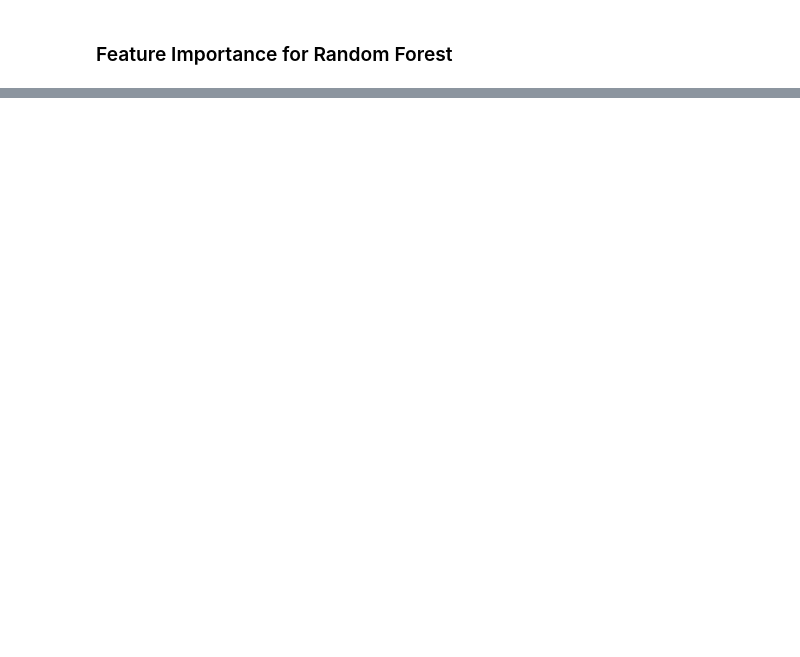
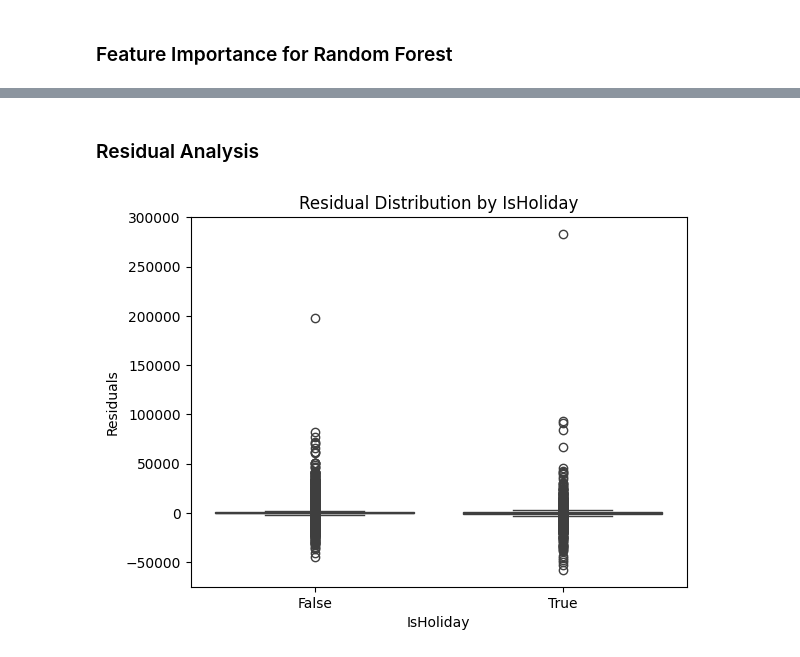
Before and after one commit to ishara084/CS6850_DA_Project, a Jupyter notebook: predictive_modeling_Random_Forest.ipynb, the cells around one changed output, grey strips where cells are left out. Cells and saved outputs as stored; diff of their text form; code cells hidden in the pictures; blank space fills up the shorter version.

```diff
--- a/predictive_modeling_Random_Forest.ipynb
+++ b/predictive_modeling_Random_Forest.ipynb
@@ -151,0 +152,16 @@ NameError: name 'best_rf_model' is not defined
+# %% [markdown]
+### Residual Analysis
+# %%
+# Calculate residuals
+residuals = y_test - best_rf_model.predict(X_test)
+
+# Add residuals to a DataFrame
+residuals_df = pd.DataFrame({'Residuals': residuals, 'IsHoliday': df['IsHoliday']})
+
+# Plot residual distribution by group
+import seaborn as sns
+sns.boxplot(x='IsHoliday', y='Residuals', data=residuals_df)
+plt.title('Residual Distribution by IsHoliday')
+plt.show()
+# %% [output]
+[figure, added]
```
Also changed, not shown: parts of 8 cells of this notebook.
